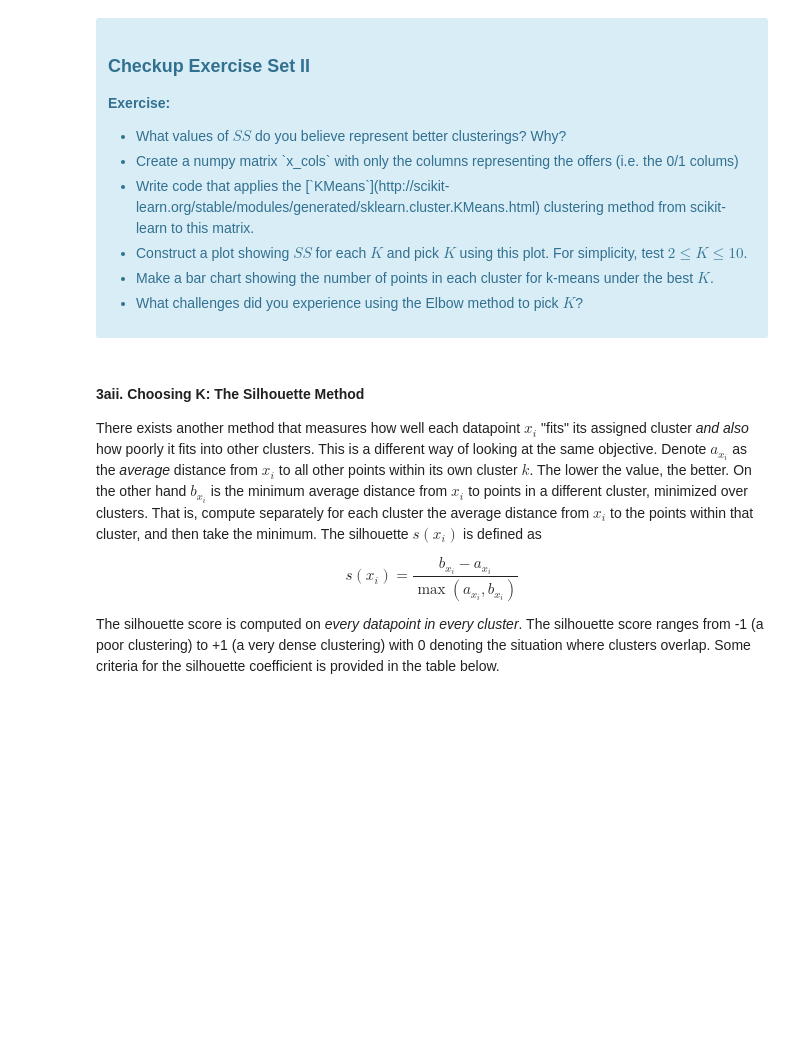
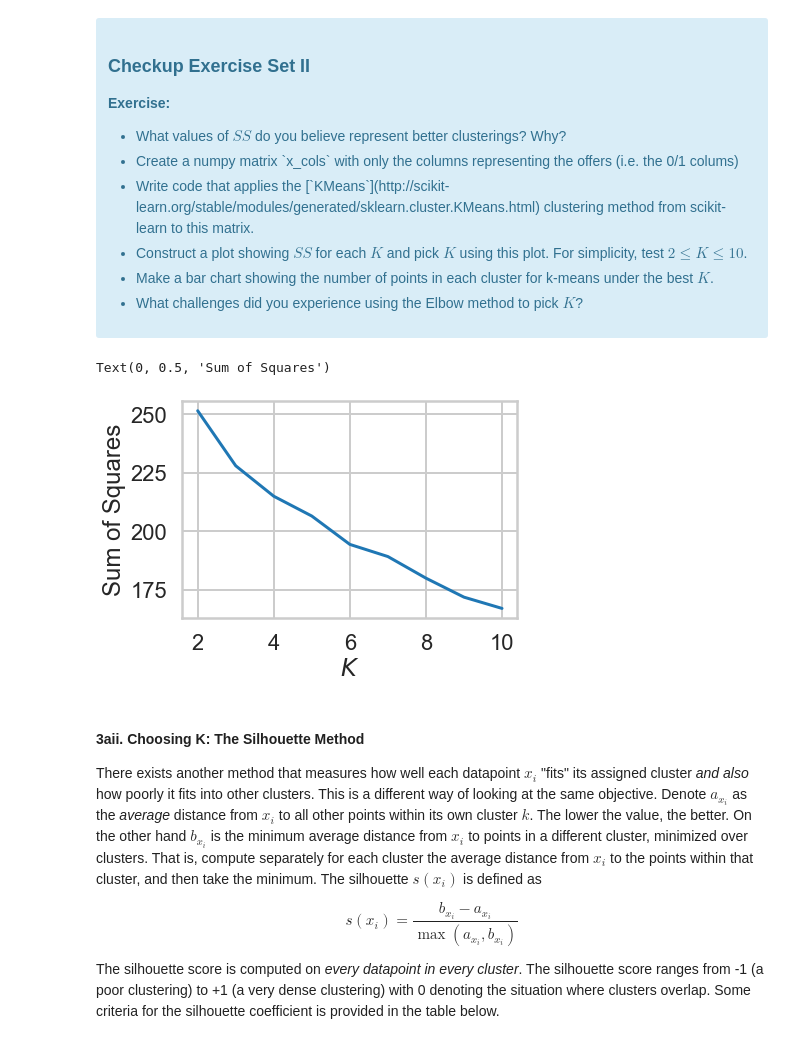
Before and after one commit to mengyanl/springboard, a Jupyter notebook: ClusteringCaseStudy/ClusteringCaseStudyTier1.ipynb, the cells around one changed output. Drawn from its saved outputs; the diff is of its cells as text; code cells hidden in the pictures; blank space fills up the shorter version.

Commit message:
added Cluster case study

```diff
--- a/ClusteringCaseStudy/ClusteringCaseStudyTier1.ipynb
+++ b/ClusteringCaseStudy/ClusteringCaseStudyTier1.ipynb
@@ -144,37 +144,40 @@ where $x_i$ is a point, $C_k$ represents cluster $k$ and $\mu_k$ is the centroid
 # %%
 # your turn
 import sklearn.cluster
 import numpy as np
 
 # Make an empty list
 ss = []
 
 # Make an empty dictionary called assignments
 assignments = {}
 
 # Cast your table 'pivoted' as a matrix with to_numpy(), and store it in a variable X
-_ _ _ = pivoted._ _ _
+X = pivoted.to_numpy()
 
 # Make a variable called Krange, and assign it a list of range(2, 11)
-_ _ _  = list(range(2, 11))
+Krange  = list(range(2, 11))
 
 # We now want to iterate through this list to construct a plot showing SS for each K. Name the iterator variable K
-for _ _ _ in _ _ _:
+for K in Krange:
     # Make a variable called model, and assign it the result of calling sklearn.cluster.KMeans, with n_clusters = K
-    _ _ _ = sklearn.cluster.KMeans(n_clusters=_ _ _)
+    model = sklearn.cluster.KMeans(n_clusters= K, random_state = 1)
     assigned_cluster = model.fit_predict(X)
     centers = model.cluster_centers_
     ss.append(np.sum((X - centers[assigned_cluster]) ** 2))
     assignments[str(K)] = assigned_cluster
 
 # Call plot() on plt with parameters Krange and ss
-_ _ _._ _ _(_ _ _, ss)
+plt.plot(Krange, ss)
 
 # Let's label the plot
 plt.xlabel("$K$")
 plt.ylabel("Sum of Squares")
 
 # Can you see what we're doing here?
+# %% [output]
+Text(0, 0.5, 'Sum of Squares')
+[figure, added]
 # %%
 # What is the best K? Fill in the assignment below appropriately
 best_K = _ _ _
```
Also changed, not shown: parts of 2 cells of this notebook.
